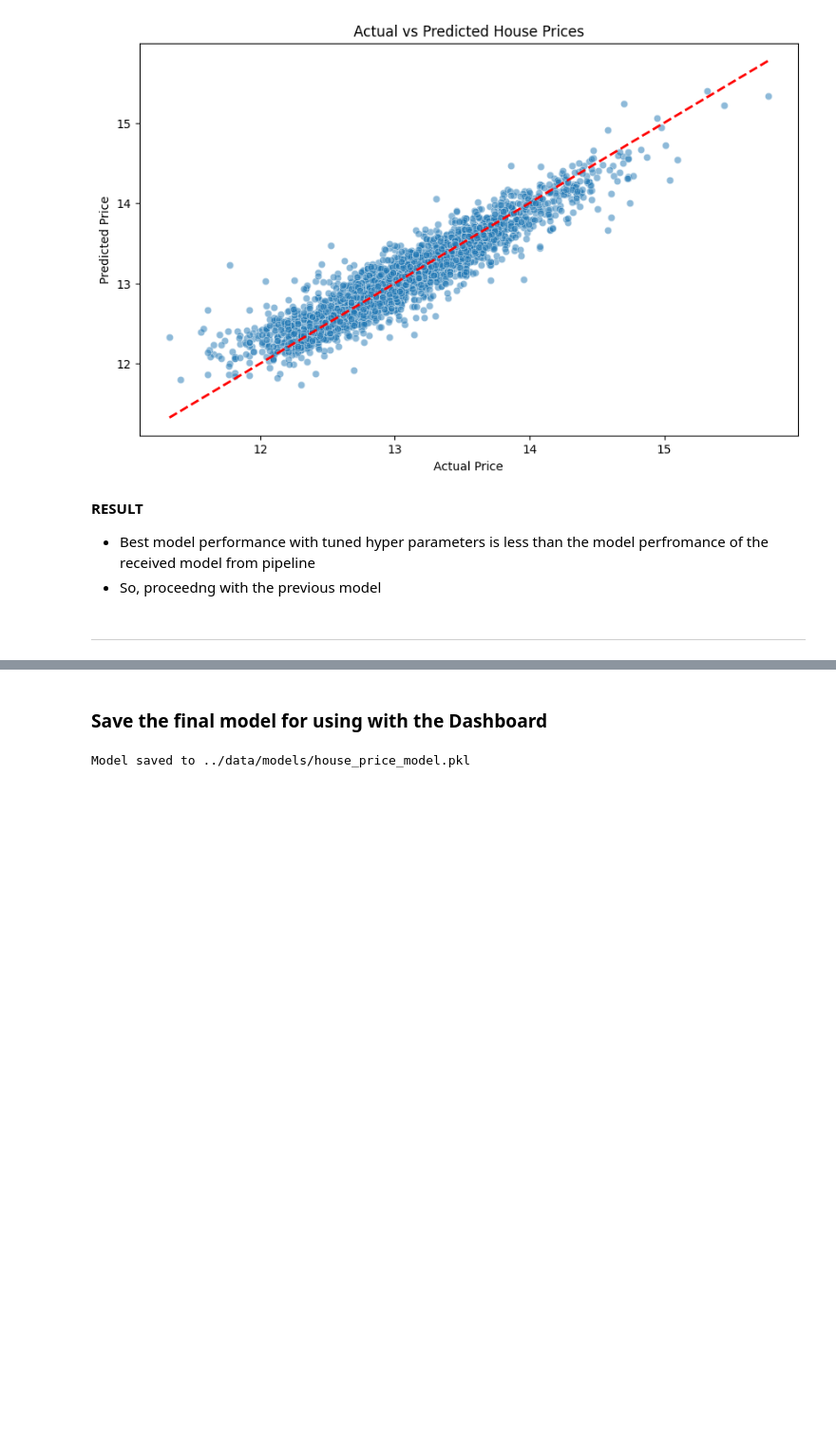
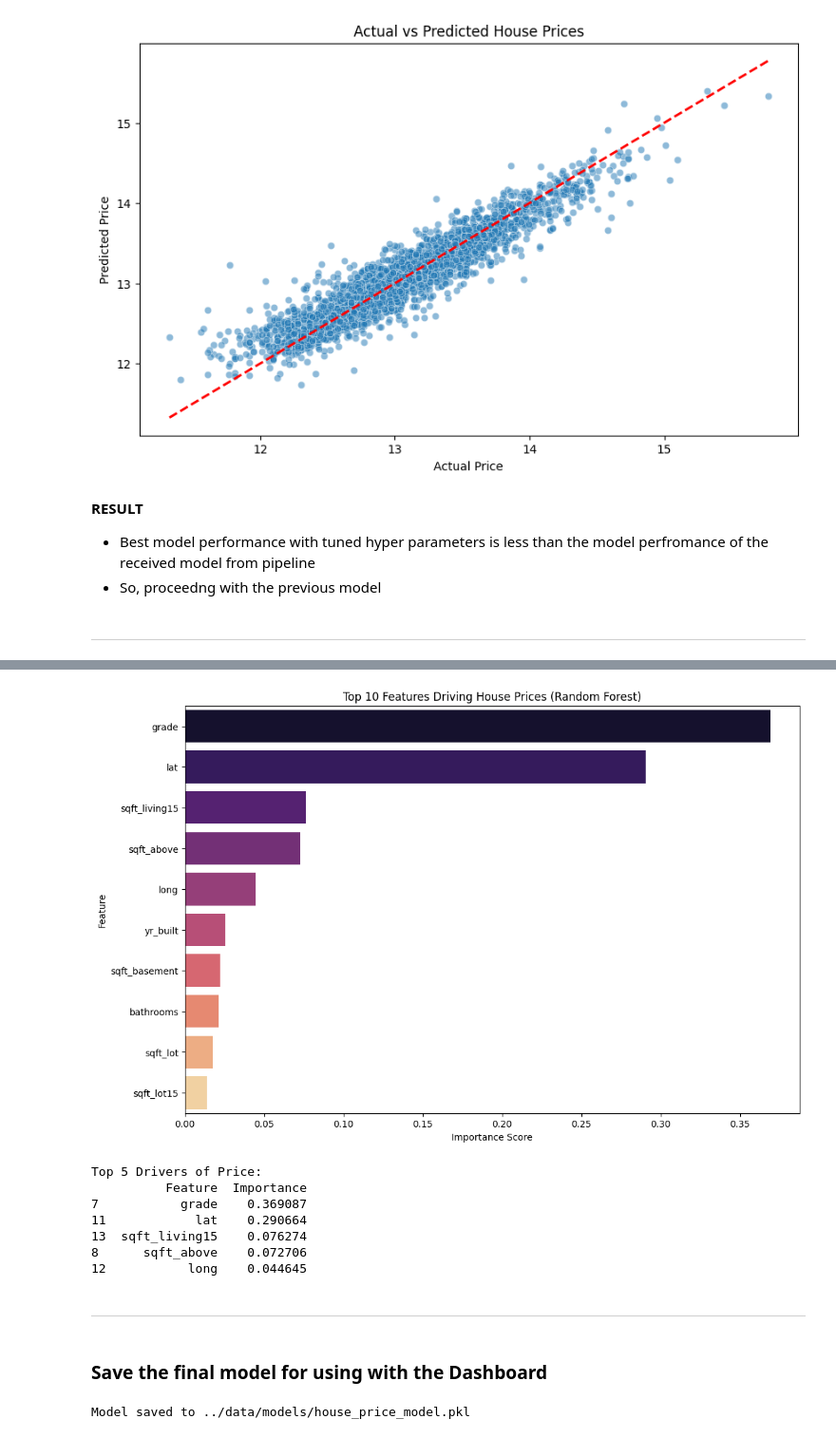
Before and after one commit to dumindagamage/Home-Value-Analysis, a Jupyter notebook: notebooks/05_mi_model_evaluation_and_predictions.ipynb, the cells around one changed output, grey strips where cells are left out. Shown: that part at 95% size. Cells and saved outputs as stored; diff of their text form; code cells hidden in the pictures; blank space fills up the shorter version.

```diff
--- a/notebooks/05_mi_model_evaluation_and_predictions.ipynb
+++ b/notebooks/05_mi_model_evaluation_and_predictions.ipynb
@@ -364,3 +370,40 @@ MAE: $69,111
+# %%
+# 1. Get the 'preprocessor' (the pipeline steps before the final model)
+# We use slicing [:-1] to get everything except the Random Forest model
+preprocessor = best_model[:-1]
+
+# 2. Get the feature names output by this preprocessor
+# This accounts for the added OneHot columns and removed Correlated columns
+feature_names = preprocessor.get_feature_names_out()
+
+# 3. Now create the DataFrame (Lengths will now match)
+importances = best_model.named_steps['model'].feature_importances_
+
+feature_imp_df = pd.DataFrame({
+    'Feature': feature_names,
+    'Importance': importances
+}).sort_values(by='Importance', ascending=False)
+
+# Plot
+plt.figure(figsize=(12, 8))
+sns.barplot(x='Importance', y='Feature', data=feature_imp_df.head(10), palette='magma')
+plt.title('Top 10 Features Driving House Prices (Random Forest)')
+plt.xlabel('Importance Score')
+plt.show()
+
+print("Top 5 Drivers of Price:")
+print(feature_imp_df.head(5))
+# %% [output]
+[figure, added]
+Top 5 Drivers of Price:
+          Feature  Importance
+7           grade    0.369087
+11            lat    0.290664
+13  sqft_living15    0.076274
+8      sqft_above    0.072706
+12           long    0.044645
+# %% [markdown]
+---
 # %% [markdown]
 ### Save the final model for using with the Dashboard
 # %%
```
Also changed, not shown: parts of 5 cells of this notebook.
